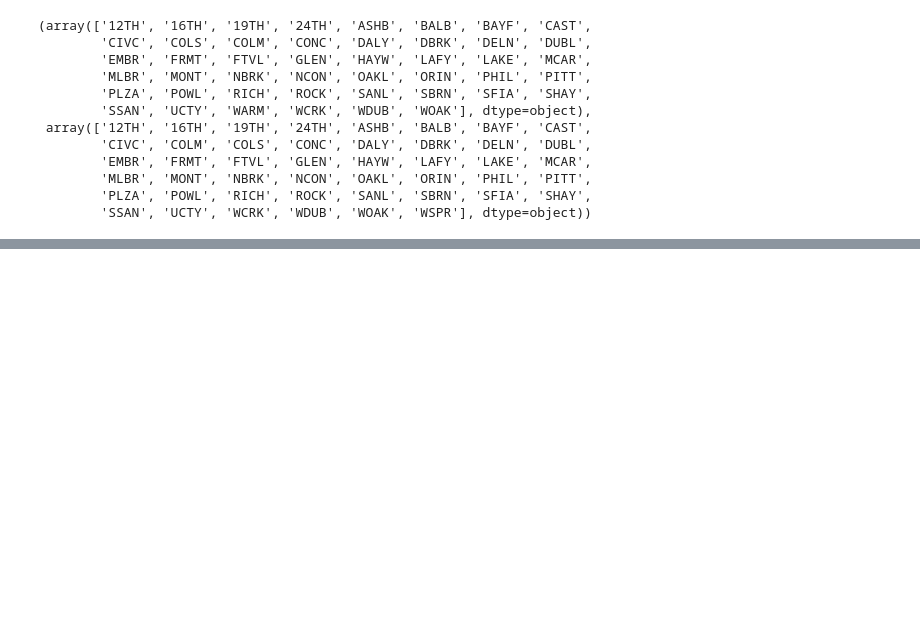
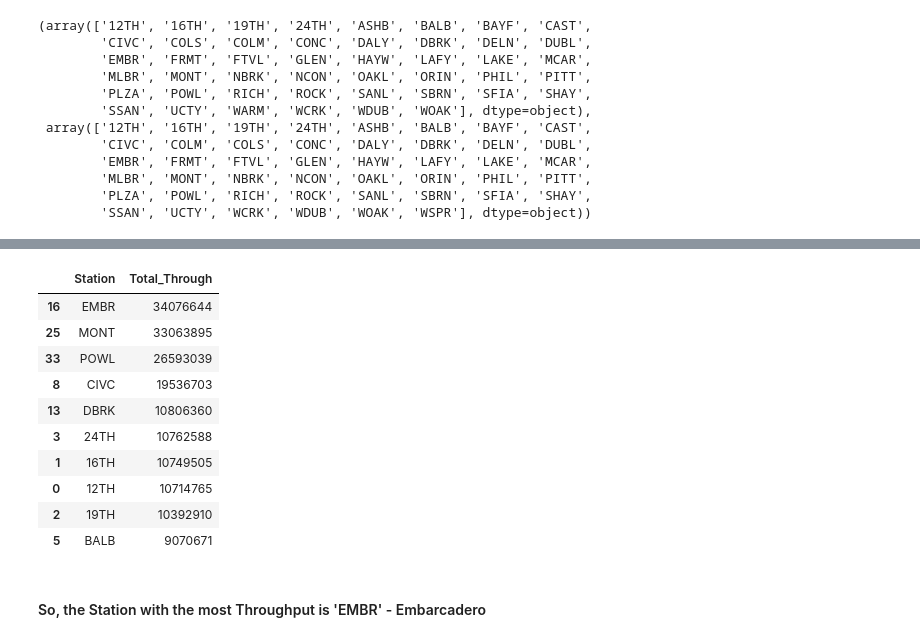
Before and after one commit to miamedra2/Bart_Kaggle-, a Jupyter notebook: BartKaggleProject.ipynb, the cells around one changed output, grey strips where cells are left out. Cells and saved outputs as stored; diff of their text form; code cells hidden in the pictures; blank space fills up the shorter version.

```diff
--- a/BartKaggleProject.ipynb
+++ b/BartKaggleProject.ipynb
@@ -158,0 +192,3 @@ df.shape
+# %%
+df_though_sums = pd.merge(df_though_sums_origin, df_though_sums_dest, on='Station')
+df_though_sums.head()
@@ -158,0 +202,2 @@ df.shape
+# %%
+df_though_sums['Total_Through'] = df_though_sums['Origin_Through'] + df_though_sums['Dest_Through']
@@ -158,0 +213,18 @@ df.shape
+# %%
+df_though_sums.drop(['Origin_Through', 'Dest_Through'], axis=1, inplace=True)
+# %%
+df_though_sums.sort_values('Total_Through', ascending=False).head(10)
+# %% [output]
+|  | Station | Total_Through |
+| 16 | EMBR | 34076644 |
+| 25 | MONT | 33063895 |
+| 33 | POWL | 26593039 |
+| 8 | CIVC | 19536703 |
+| 13 | DBRK | 10806360 |
+| 3 | 24TH | 10762588 |
+| 1 | 16TH | 10749505 |
+| 0 | 12TH | 10714765 |
+| 2 | 19TH | 10392910 |
+| 5 | BALB | 9070671 |
+# %% [markdown]
+#### So, the Station with the most Throughput is 'EMBR' - Embarcadero
```
Also changed, not shown: parts of 9 cells of this notebook.
